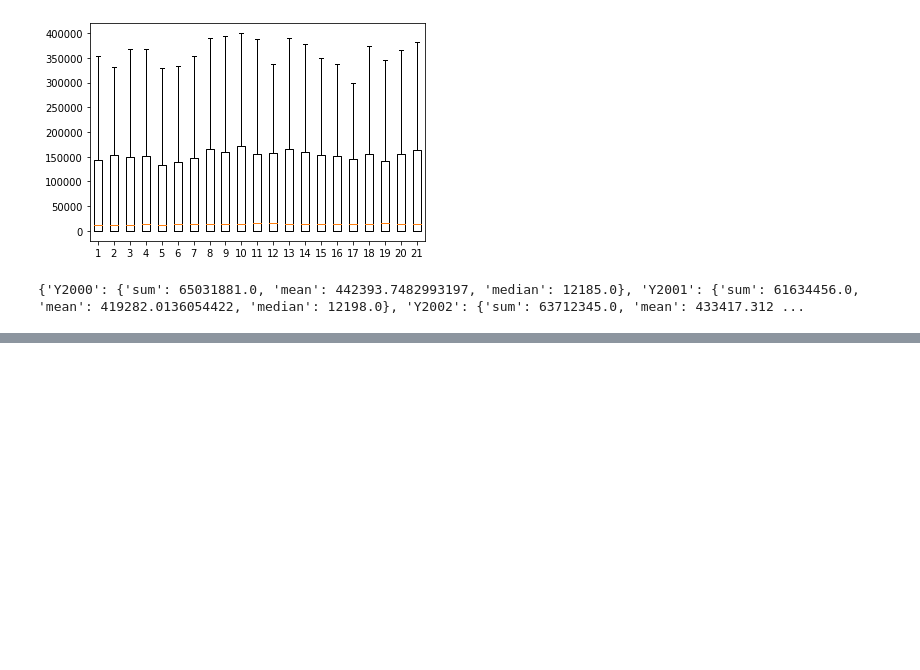
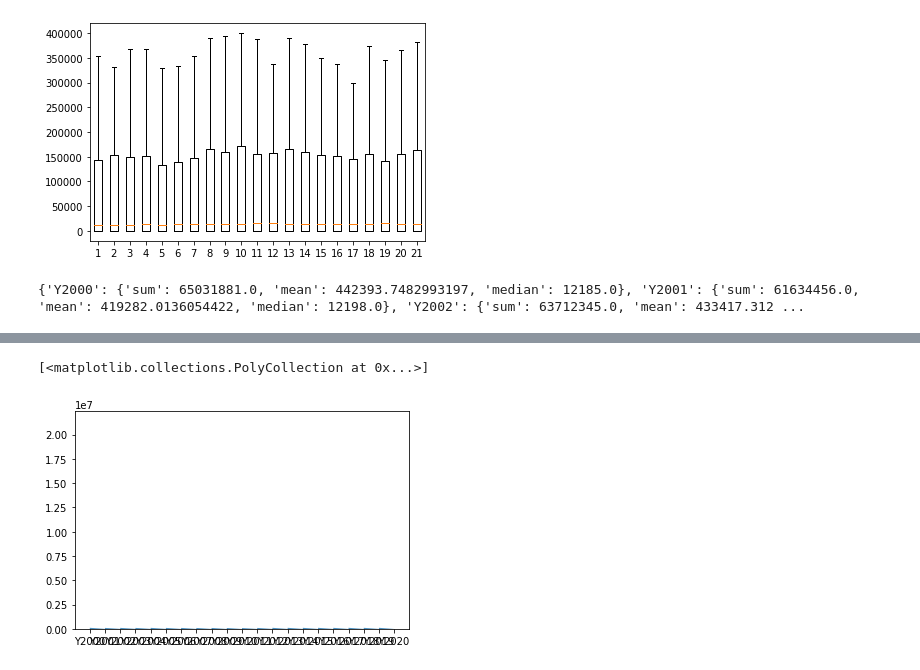
Before and after one commit to polarbearcode/DataAnalysis, a Jupyter notebook: AgricultureData/Orange.ipynb, the cells around one changed output, grey strips where cells are left out. Cells and saved outputs as stored; diff of their text form; code cells hidden in the pictures; blank space fills up the shorter version.

Commit message:
transpose the year data

```diff
--- a/AgricultureData/Orange.ipynb
+++ b/AgricultureData/Orange.ipynb
@@ -141,0 +180,4 @@ print(statsDict)
+# %%
+agDataOranges = pd.melt(agDataOranges, id_vars = ["Area Code", "Area", "Item", "Element", "Unit"], value_vars = yearColumns,
+                    var_name = "Year", value_name="Amount")
+agDataOranges.head()
@@ -141,0 +191,7 @@ print(statsDict)
+# %%
+country = agDataOranges['Area'].to_numpy()
+year = agDataOranges["Year"].to_numpy()
+amount = agDataOranges["Amount"].to_numpy()
+label = [country[i] if amount[i] >= statsDict[year[i]]["median"] else "Other" for i in range(len(country))]
+agDataOranges['Label'] = label
+agDataOranges.head()
@@ -141,0 +227,11 @@ print(statsDict)
+# %%
+agDataOranges = agDataOranges.drop(agDataOranges[agDataOranges["Label"] == "Other"].index)
+agDataOranges = agDataOranges[["Label", "Year", "Amount"]]
+agDataOranges.head()
+# %%
+fig, ax = plt.subplots()
+ax.stackplot(agDataOranges['Year'].to_numpy(), agDataOranges['Amount'].to_numpy(),
+             labels = agDataOranges['Label'].to_numpy())
+# %% [output]
+[<matplotlib.collections.PolyCollection at 0x...>]
+[figure, added]
```
Also changed, not shown: parts of 6 cells of this notebook.
